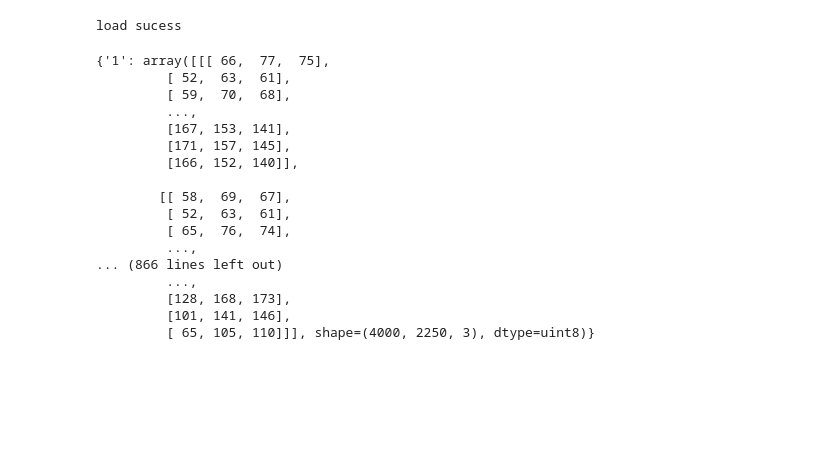
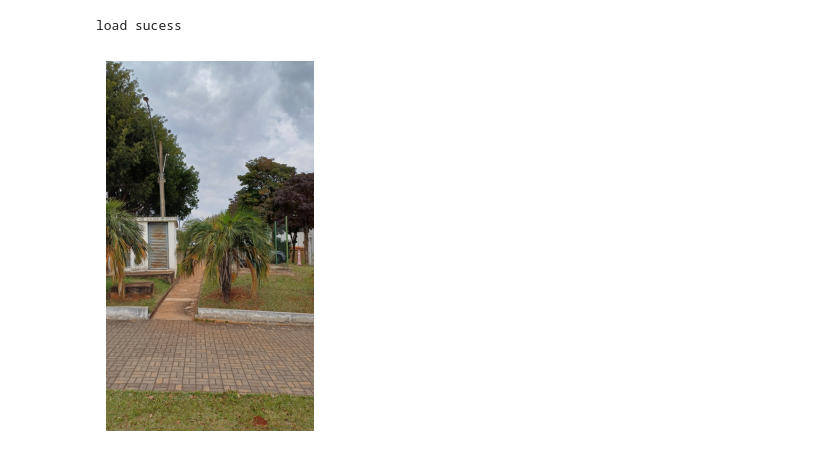
Before and after one commit to JevsJevs/MC949-Visao-Computacional, a Jupyter notebook: notebooks/S2-1.0-esm-feature-extraction.ipynb, the cells around one changed output. Saved outputs shown, nothing was run; the diff lists cells and outputs as text; code cells hidden in the pictures; blank space fills up the shorter version.

Commit message:
feat(#5): Show image method.

```diff
--- a/notebooks/S2-1.0-esm-feature-extraction.ipynb
+++ b/notebooks/S2-1.0-esm-feature-extraction.ipynb
@@ -3,25 +4,9 @@ from src.utils import imageutils
 # %%
-images = imageutils.load_raw_images("FotosICMural")
+images = image_utils.load_raw_images("FotosICMural")
 print("load sucess")
 # %% [output]
 load sucess
-# %%
-images
-# %% [output]
-{'1': array([[[ 66,  77,  75],
-         [ 52,  63,  61],
-         [ 59,  70,  68],
-         ...,
-         [167, 153, 141],
-         [171, 157, 145],
-         [166, 152, 140]],
-
-        [[ 58,  69,  67],
-         [ 52,  63,  61],
-         [ 65,  76,  74],
-         ...,
-... (866 lines left out)
-         ...,
-         [128, 168, 173],
-         [101, 141, 146],
-         [ 65, 105, 110]]], shape=(4000, 2250, 3), dtype=uint8)}
+# %%
+notebook_utils.show_image(images["1"])
+# %% [output]
+[figure, added]
```
Also changed, not shown: parts of 1 cell of this notebook, 2 other files.
